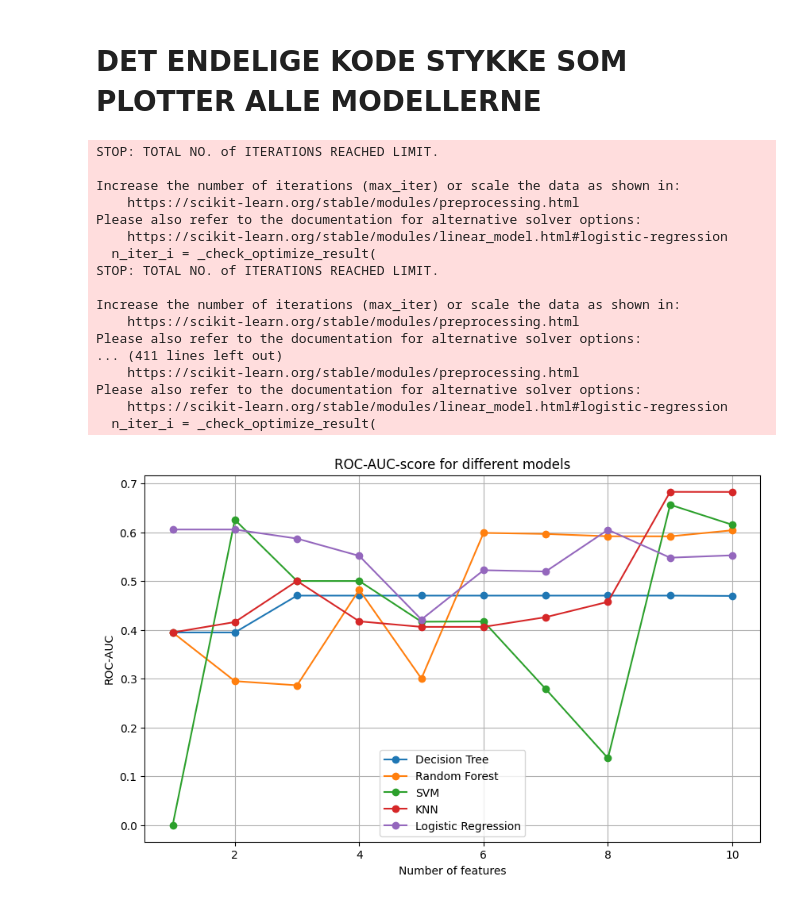
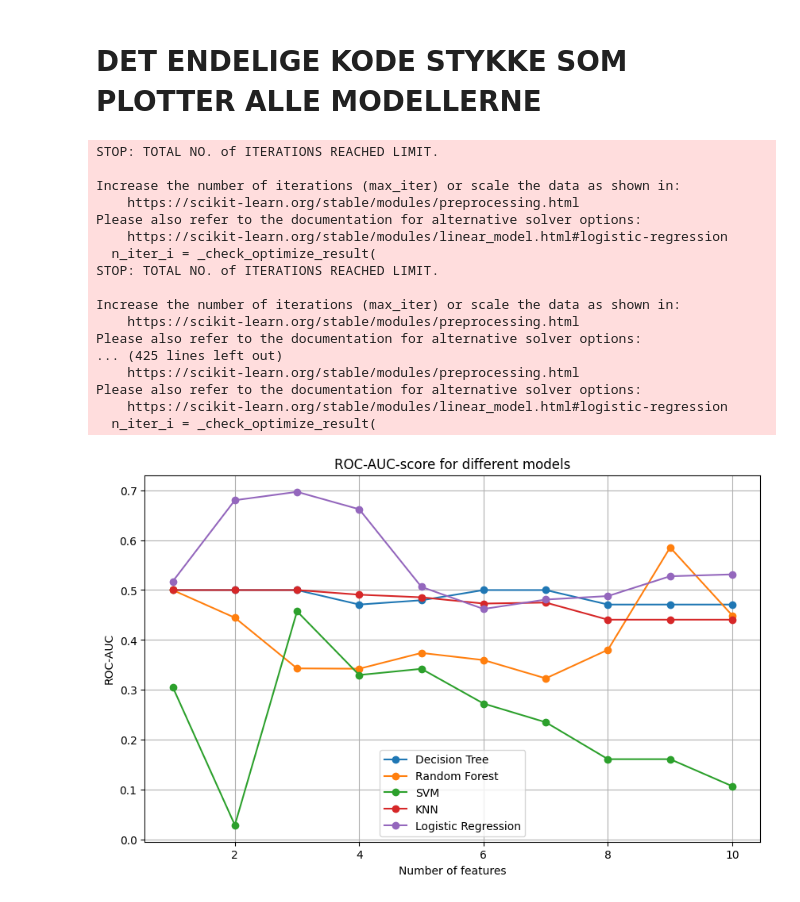
Before and after one commit to MathiasKirk/Projekt_Kandidat2, a Jupyter notebook: MLmodel_PSGandDetektion/FigurForskelligeModellerAUC.ipynb, the cells around one changed output. Saved outputs shown, nothing was run; the diff lists cells and outputs as text; code cells hidden in the pictures.

```diff
--- a/MLmodel_PSGandDetektion/FigurForskelligeModellerAUC.ipynb
+++ b/MLmodel_PSGandDetektion/FigurForskelligeModellerAUC.ipynb
@@ -489,11 +489,23 @@ y = data['SLEEPAPNEA']
 
 patient_ids = data['patient_ID']
 
+## Alle nætter = 4426
+test = [571, 584, 612] # Nætter søvnapnø = 95
+train = [510, 459, 431] # Nætter søvnapnø = 627
+
 # Find unikke patient-ID'er
 unique_patients = np.unique(patient_ids)
 
+# Fjern train_patients fra unique_patients og test_patients fra unique_patients
+unique_patients = unique_patients[~np.isin(unique_patients, train)]
+unique_patients = unique_patients[~np.isin(unique_patients, test)]
+
 # Opdel patient-ID'er i træning og test
 train_patients, test_patients = train_test_split(unique_patients, test_size=0.2, random_state=42)
+
+# Tilføj train til train_patients og test til test_patients
+train_patients = np.append(train_patients, train)
+test_patients = np.append(test_patients, test)
 
 # Opdel data efter patient-ID
 X_train = X[patient_ids.isin(train_patients)]
@@ -557,32 +569,32 @@ for model in models:
     auc_scores.append(scores)
 
 plt.figure(figsize=(10, 6))
 
 for i in range(len(models)):
     plt.plot(num_features, auc_scores[i], '-o', label=model_names[i])
 
 plt.xlabel('Number of features')
 plt.ylabel('ROC-AUC')
 plt.title('ROC-AUC-score for different models')
 plt.legend()
 plt.grid(True)
 plt.show()
 # %% [output]
 STOP: TOTAL NO. of ITERATIONS REACHED LIMIT.
 
 Increase the number of iterations (max_iter) or scale the data as shown in:
     https://scikit-learn.org/stable/modules/preprocessing.html
 Please also refer to the documentation for alternative solver options:
     https://scikit-learn.org/stable/modules/linear_model.html#logistic-regression
   n_iter_i = _check_optimize_result(
 STOP: TOTAL NO. of ITERATIONS REACHED LIMIT.
 
 Increase the number of iterations (max_iter) or scale the data as shown in:
     https://scikit-learn.org/stable/modules/preprocessing.html
 Please also refer to the documentation for alternative solver options:
-... (411 lines left out)
+... (425 lines left out)
     https://scikit-learn.org/stable/modules/preprocessing.html
 Please also refer to the documentation for alternative solver options:
     https://scikit-learn.org/stable/modules/linear_model.html#logistic-regression
   n_iter_i = _check_optimize_result(
-[figure, old version]
+[figure, new version]
```
Also changed, not shown: 5 other files.
